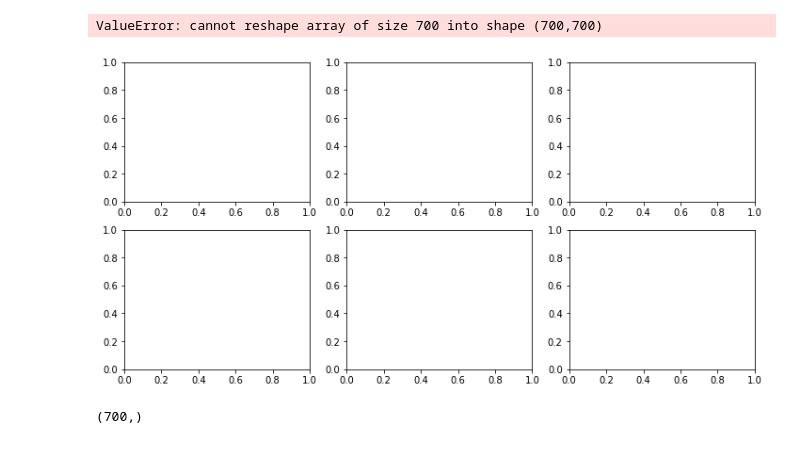
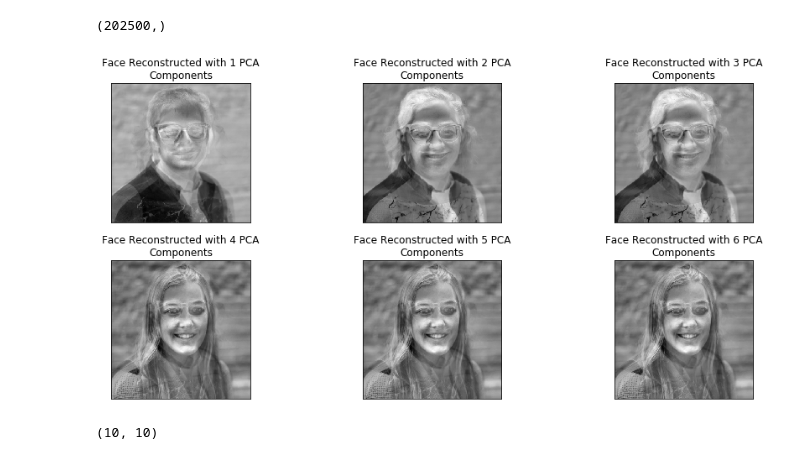
Before and after one commit to elisabeth-berg/eigenface, a Jupyter notebook: faces_notebook.ipynb, the cells around one changed output. Saved outputs shown, nothing was run; the diff lists cells and outputs as text; code cells hidden in the pictures.

```diff
--- a/faces_notebook.ipynb
+++ b/faces_notebook.ipynb
@@ -13,2 +18,0 @@ liz_pic = rgb2gray(liz_pic)
-# %%
-image_shape = liz_pic.shape
@@ -14,0 +34,5 @@ image_shape = liz_pic.shape
+# %%
+# Global centering
+faces_centered = g56faces - g56faces.mean(axis=0)
+# Center the columns
+faces_centered -= faces_centered.mean(axis=1).reshape(n_samples, -1)
@@ -14,0 +59,3 @@ image_shape = liz_pic.shape
+# %%
+N = 50
+faces_pcd = PCA().fit(faces_centered)
@@ -47,17 +89,23 @@ ax.imshow(eigens_top, cmap=plt.cm.gray)
+# %%
+faces_pcd.components_[5,:].shape
+# %% [output]
+(202500,)
+# %%
+def reduce_face_data(n_dim):
+    eigenvalues = faces_pcd.components_[:n_dim, :].T
+    faces_reduced = np.dot(np.dot(faces_centered, eigenvalues), eigenvalues.T)
+    return faces_reduced
 # %%
-fig, axs = plt.subplots(2, 3, figsize=(12, 6))
-for ax, i in zip(axs.flatten(), range(6)):
-    eigenface = liz_pca.components_[i, :].reshape(liz_pic.shape)
-    ax.imshow(eigenface, cmap=plt.cm.gray)
-    ax.set_title("{}'th Eigenface".format(i))
+fig, axs = plt.subplots(2, 3, figsize=(13, 6))
+
+for ax, dim in zip(axs.flatten(), [1, 2, 3, 4, 5, 6]):
+    reduced_data = reduce_face_data(dim)
+    first_face = reduced_data[4].reshape(image_shape)
+    ax.imshow(first_face, cmap=plt.cm.gray)
+    ax.set_title("Face Reconstructed with {} PCA\nComponents".format(dim))
     ax.set_xticks(())
     ax.set_yticks(())
 
 fig.tight_layout()
 # %% [output]
-ValueError: cannot reshape array of size 700 into shape (700,700)
-[figure, old version]
+[figure, new version]
-# %%
-liz_pca.components_[i, :].shape
-# %% [output]
-(700,)
@@ -63,0 +116,4 @@ liz_pca.components_[i, :].shape
+# %%
+ev.shape
+# %% [output]
+(10, 10)
```
Also changed, not shown: parts of 19 cells of this notebook.
